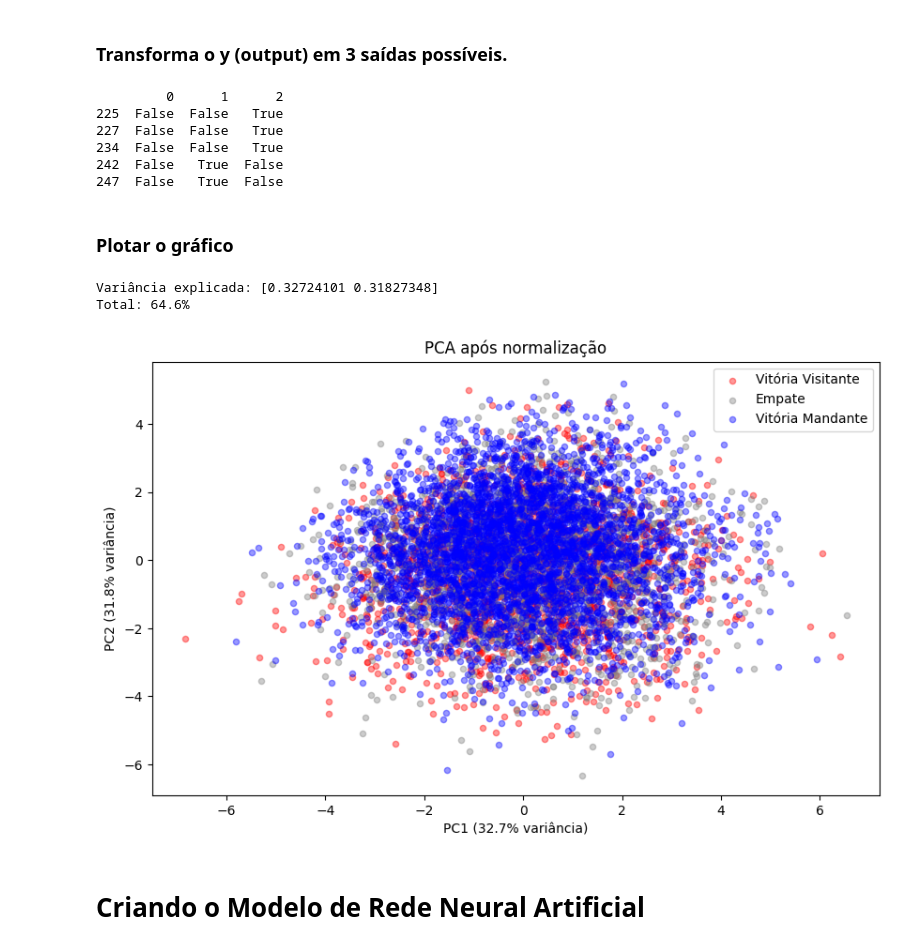
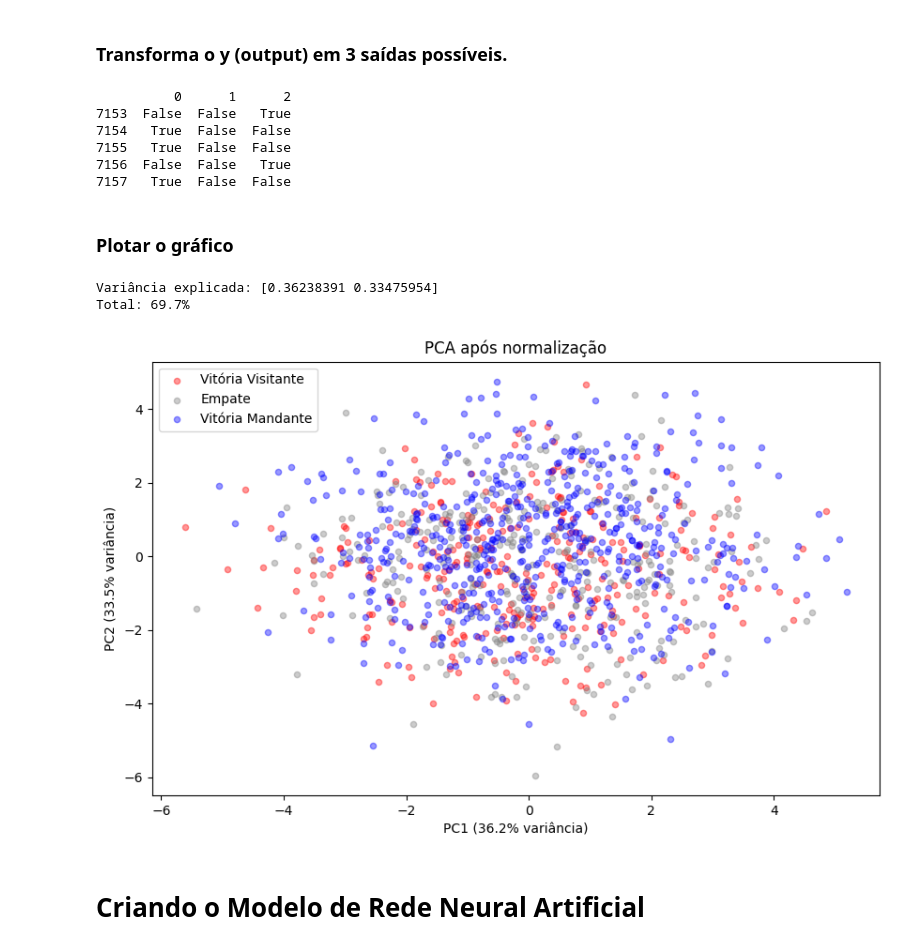
Before and after one commit to ricardoOliveiraN/rna-brasileirao, a Jupyter notebook: rna_time.ipynb, the cells around one changed output. Saved outputs shown, nothing was run; the diff lists cells and outputs as text; code cells hidden in the pictures.

```diff
--- a/rna_time.ipynb
+++ b/rna_time.ipynb
@@ -217,10 +217,10 @@ x = df_modelo[
 y = df_modelo["resultado"]
 
 # criando as máscaras booleanas baseadas no ano (para filtrar)
-filtro_treino = df_modelo["data"].dt.year < 2024
+filtro_treino = (df_modelo["data"].dt.year < 2024) & (df_modelo["data"].dt.year >= 2021)
 filtro_teste = df_modelo["data"].dt.year == 2024
 
-# separando os dados de Treino (2003-2023)
+# separando os dados de Treino (2021-2023)
 x_train = x[filtro_treino]
 y_train = y[filtro_treino]
 
@@ -267,49 +267,51 @@ y_test_encoded = pd.get_dummies(y_test)
 
 print(y_train_encoded.head())
 # %% [output]
-         0      1      2
-225  False  False   True
-227  False  False   True
-234  False  False   True
-242  False   True  False
-247  False   True  False
+          0      1      2
+7153  False  False   True
+7154   True  False  False
+7155   True  False  False
+7156  False  False   True
+7157   True  False  False
 # %% [markdown]
 ### Plotar o gráfico
 # %%
 # sempre normalizar antes do PCA -> eu apenas normalizo os dados que serão usados para treinar a IA
 scaler = StandardScaler()
 x_scaled_train = scaler.fit_transform(x_train)
+x_scaled_test = scaler.transform(x_test)
+
 
 # depois o PCA
 pca = PCA(n_components=2)
 x_reduzido = pca.fit_transform(x_scaled_train)
 
 print(f"Variância explicada: {pca.explained_variance_ratio_}")
 print(f"Total: {sum(pca.explained_variance_ratio_):.1%}")
 
 # plot com cores discretas (fica mais legível)
 
 y_para_grafico = np.argmax(y_train_encoded.values, axis=1)
 cores = {0: 'red', 1: 'gray', 2: 'blue'}
 nomes = {0: 'Vitória Visitante', 1: 'Empate', 2: 'Vitória Mandante'}
 
 plt.figure(figsize=(10, 6))
 for classe in [0, 1, 2]:
     mask = y_para_grafico == classe
     plt.scatter(x_reduzido[mask, 0], x_reduzido[mask, 1],
                 c=cores[classe], label=nomes[classe], alpha=0.4, s=20)
 
 plt.legend()
 plt.title("PCA após normalização")
 plt.xlabel(f"PC1 ({pca.explained_variance_ratio_[0]:.1%} variância)")
 plt.ylabel(f"PC2 ({pca.explained_variance_ratio_[1]:.1%} variância)")
 plt.show()
 
 # o gráfico mostrado não é a realidade dos dados, já que ele é uma imagem em 9 dimensões plotadas em um gráfico 2D.
 # %% [output]
-Variância explicada: [0.32724101 0.31827348]
-Total: 64.6%
+Variância explicada: [0.36238391 0.33475954]
+Total: 69.7%
-[figure, old version]
+[figure, new version]
 # %% [markdown]
 # Criando o Modelo de Rede Neural Artificial
 # %%
```
Also changed, not shown: parts of 4 cells of this notebook.
